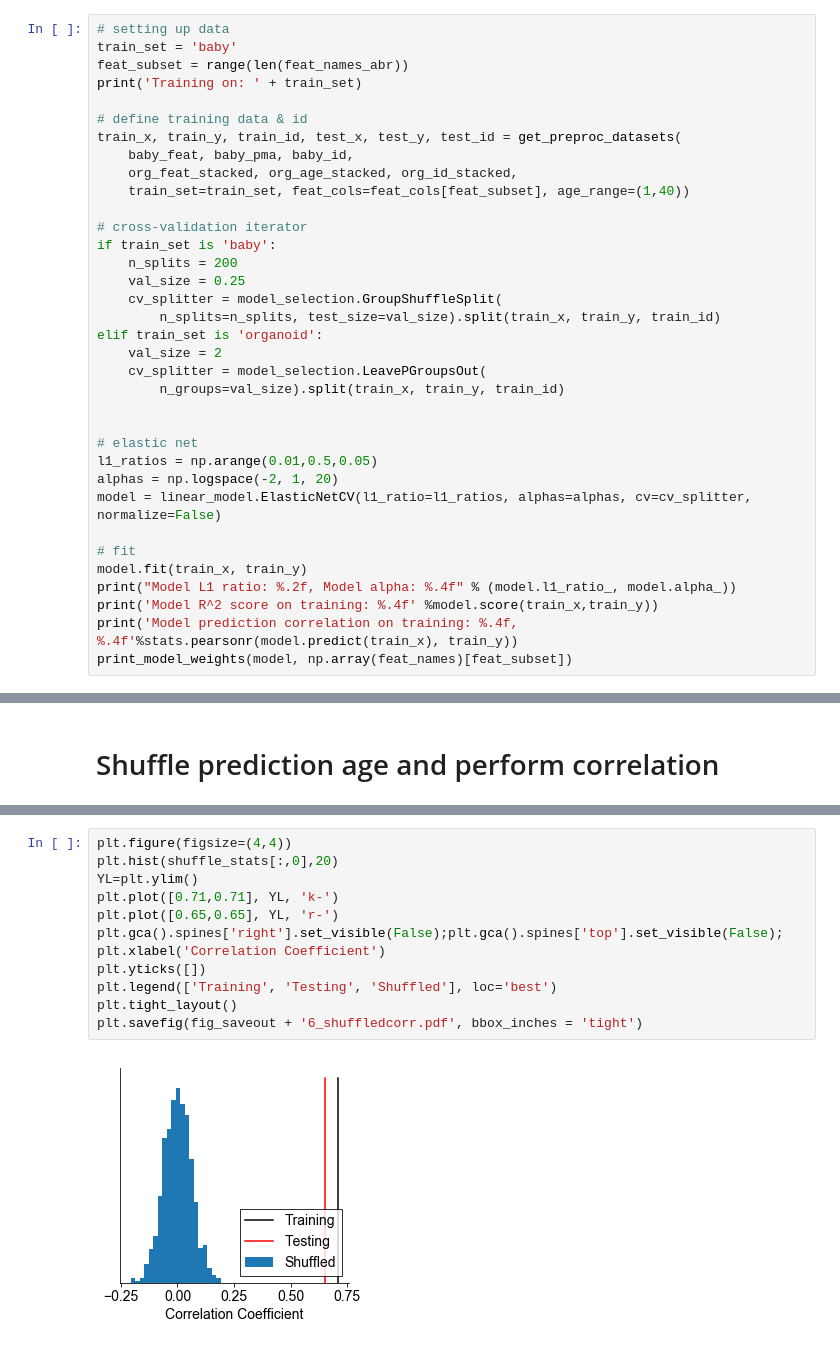
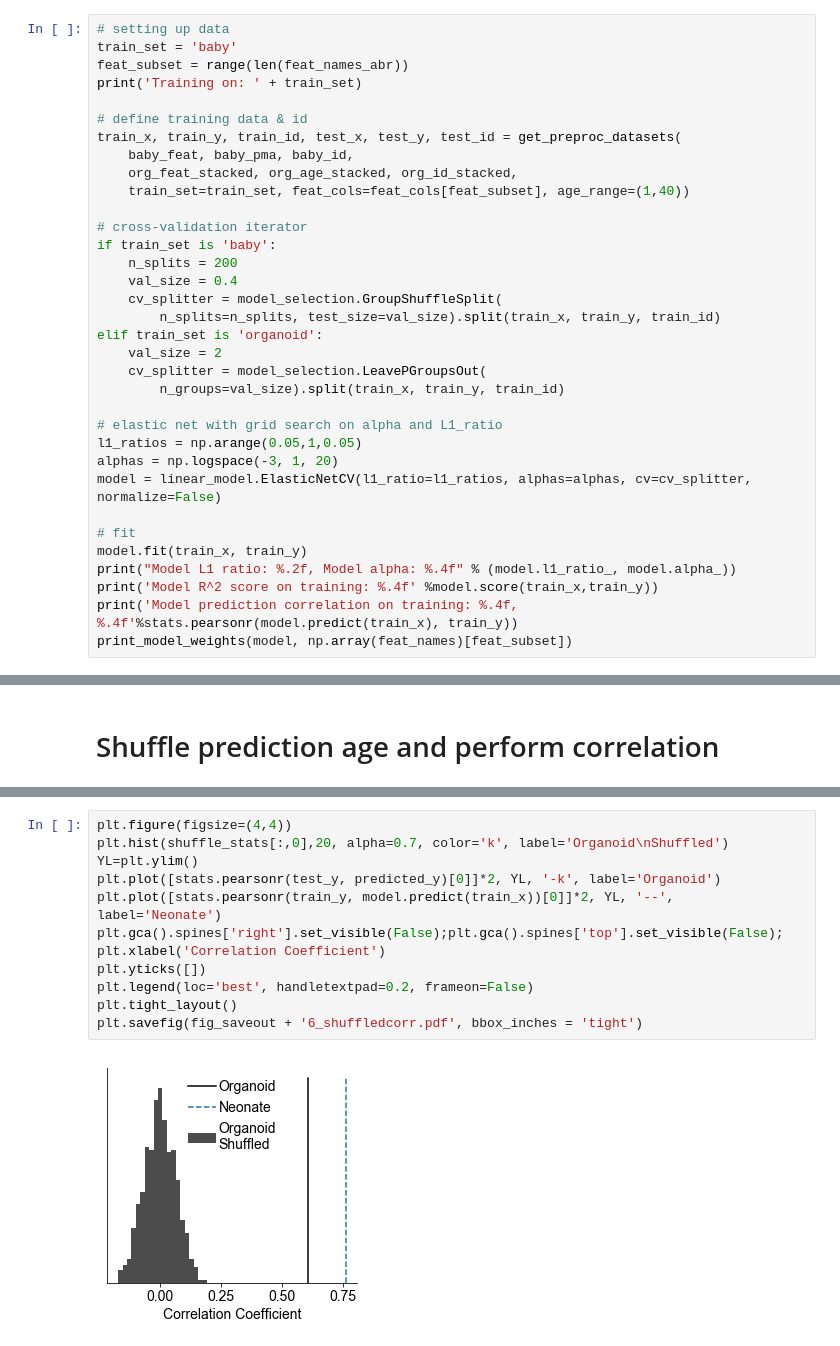
Before and after one commit to voytekresearch/OscillatoryOrganoids, a Jupyter notebook: organoid_EEG_age_regression.ipynb, the cells around one changed output, grey strips where cells are left out. Saved outputs shown, nothing was run; the diff lists cells and outputs as text.

```diff
--- a/organoid_EEG_age_regression.ipynb
+++ b/organoid_EEG_age_regression.ipynb
@@ -333,7 +333,7 @@ train_x, train_y, train_id, test_x, test_y, test_id = get_preproc_datasets(
 # cross-validation iterator
 if train_set is 'baby':
     n_splits = 200
-    val_size = 0.25
+    val_size = 0.4
     cv_splitter = model_selection.GroupShuffleSplit(
         n_splits=n_splits, test_size=val_size).split(train_x, train_y, train_id)
 elif train_set is 'organoid':
@@ -341,10 +341,9 @@ elif train_set is 'organoid':
     cv_splitter = model_selection.LeavePGroupsOut(
         n_groups=val_size).split(train_x, train_y, train_id)
 
-
-# elastic net
-l1_ratios = np.arange(0.01,0.5,0.05)
-alphas = np.logspace(-2, 1, 20)
+# elastic net with grid search on alpha and L1_ratio
+l1_ratios = np.arange(0.05,1,0.05)
+alphas = np.logspace(-3, 1, 20)
 model = linear_model.ElasticNetCV(l1_ratio=l1_ratios, alphas=alphas, cv=cv_splitter, normalize=False)
 
 # fit
@@ -401,15 +402,15 @@ for i in range(n_shuffles):
     shuffle_stats[i,:]=stats.pearsonr(predicted_y, np.random.permutation(test_y))
 # %%
 plt.figure(figsize=(4,4))
-plt.hist(shuffle_stats[:,0],20)
+plt.hist(shuffle_stats[:,0],20, alpha=0.7, color='k', label='Organoid\nShuffled')
 YL=plt.ylim()
-plt.plot([0.71,0.71], YL, 'k-')
-plt.plot([0.65,0.65], YL, 'r-')
+plt.plot([stats.pearsonr(test_y, predicted_y)[0]]*2, YL, '-k', label='Organoid')
+plt.plot([stats.pearsonr(train_y, model.predict(train_x))[0]]*2, YL, '--', label='Neonate')
 plt.gca().spines['right'].set_visible(False);plt.gca().spines['top'].set_visible(False);
 plt.xlabel('Correlation Coefficient')
 plt.yticks([])
-plt.legend(['Training', 'Testing', 'Shuffled'], loc='best')
+plt.legend(loc='best', handletextpad=0.2, frameon=False)
 plt.tight_layout()
 plt.savefig(fig_saveout + '6_shuffledcorr.pdf', bbox_inches = 'tight')
 # %% [output]
-[figure, old version]
+[figure, new version]
```
Also changed, not shown: parts of 4 cells of this notebook, 1 other file.
